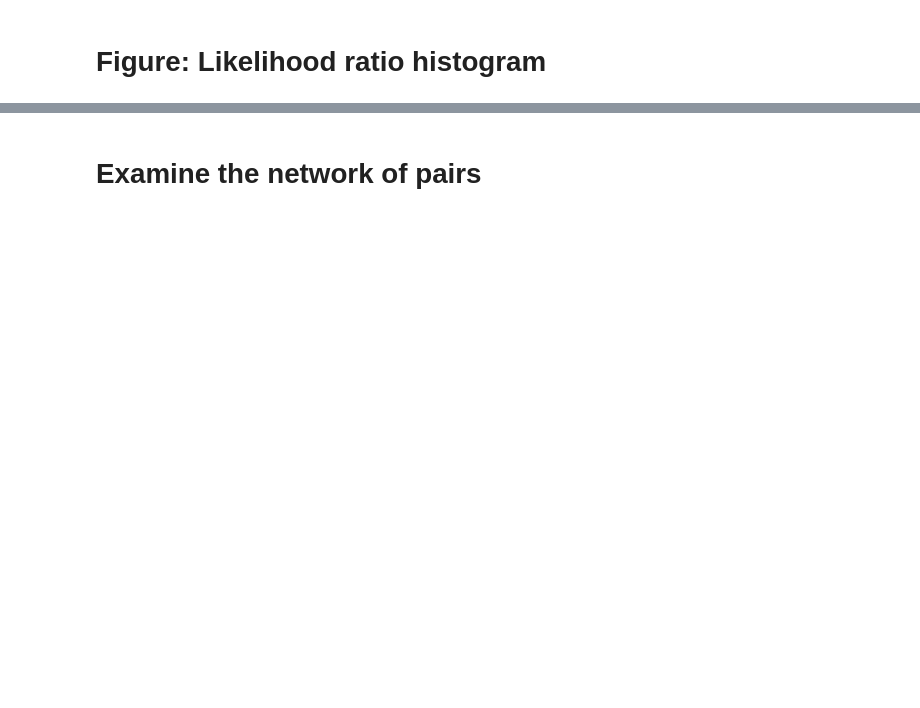
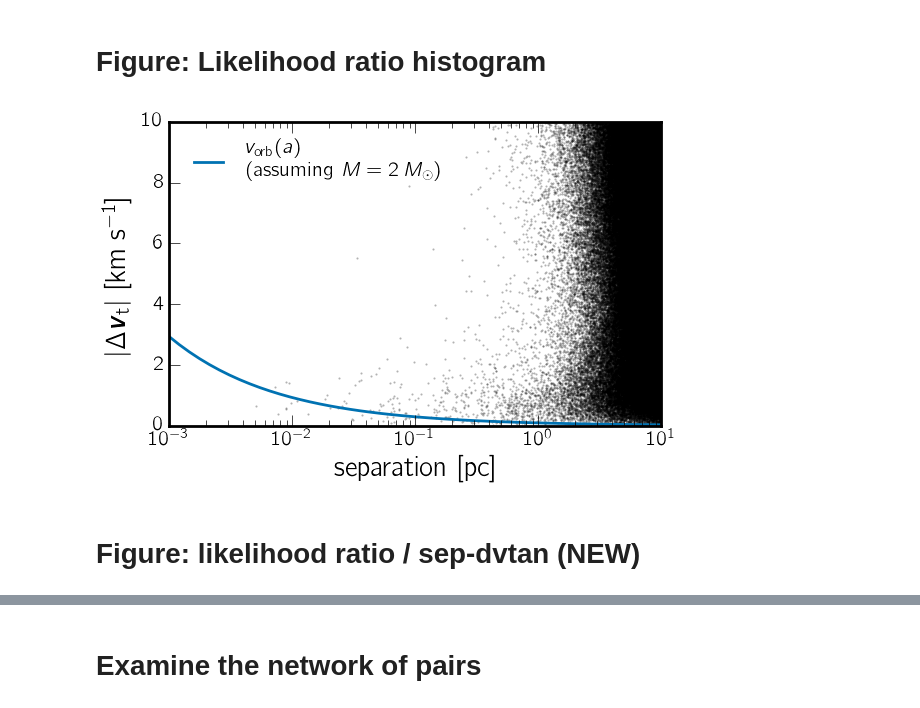
Before and after one commit to smoh/gaia-comoving-stars, a Jupyter notebook: notebooks/results.ipynb, the cells around one changed output, grey strips where cells are left out. Drawn from its saved outputs; the diff is of its cells as text; code cells hidden in the pictures; blank space fills up the shorter version.

Commit message:
many mods to figures

```diff
--- a/notebooks/results.ipynb
+++ b/notebooks/results.ipynb
@@ -81,34 +87,31 @@ pairidx.size
 # %% [markdown]
 # Figure: Likelihood ratio histogram
-# %%
-rc('text', usetex=True)
-rcParams['text.latex.preamble']=[r"\usepackage{amsmath}"]
-
-rc('font',**{'family':'sans-serif','sans-serif':['Helvetica Neue']})
 # %%
 # import corner
 
 # corner.hist2d(log10(pairidx['sep']), pairidx['delta_v'],
 #               data_kwargs={"alpha":.3})
-axes([0.2,0.18,0.75,0.77])
+# axes([0.2,0.18,0.75,0.77])
 plot(pairidx['sep'], pairidx['delta_v'], 'k.', alpha=0.3, ms=3, rasterized=True)
-xlabel(r'separation $|\Delta \boldsymbol{x}|$ [pc]', size=20)
+xlabel(r'separation [pc]')
 yl = ylabel(r'$|\Delta \boldsymbol{v}_{\rm{t}}|$ [km s$^{-1}$]')
-figtext(0.05, 0.55, "tangential velocity difference", ha='center', va='center',
-        rotation='vertical', size=20)
+# figtext(0.05, 0.55, "tangential velocity difference", ha='center', va='center',
+#         rotation='vertical', size=20)
 
 from astropy.constants import G
 tmpsep = logspace(-3,1)
 v = sqrt(G*(2*u.solMass)/(tmpsep*u.pc)).to(u.km/u.s).value
 plot(tmpsep, v, label=r"$v_\mathrm{orb} (a)$"
      "\n"
-     r"(assuming $M=2\,M_\odot$)")
+     r"(assuming $M=2\,M_\odot$)", lw=2)
 legend(loc='upper left', fontsize=15, frameon=False)
 
 xscale('log')
 _ = yticks([0,2,4,6,8,10])
-
+tight_layout()
 savefig('../paper/figures/sep_dvtan.pdf', dpi=150)
+# %% [output]
+[figure, added]
 # %%
 fig, ax = subplots(1, 2, figsize=(10,4))
 fig.subplots_adjust(left=0.1, right=0.98, bottom=0.2, top=0.95, wspace=.2)
@@ -149,3 +152,5 @@ xticks([-2,-1,0,1])
 leg = legend(loc='upper left', numpoints=1, markerscale=3, frameon=False)
 
 # savefig('../paper/figures/likelihoodratios.pdf')
+# %% [markdown]
+# Figure: likelihood ratio / sep-dvtan (NEW)
```
Also changed, not shown: parts of 55 cells of this notebook.
